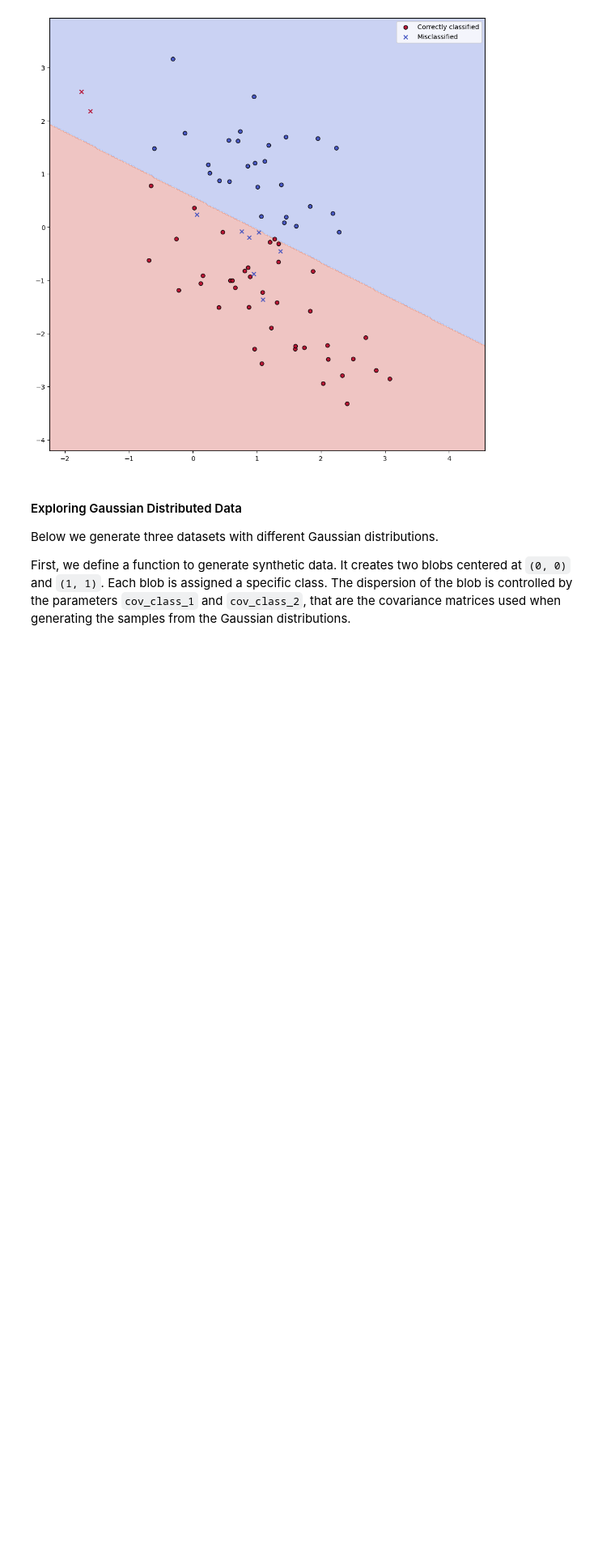
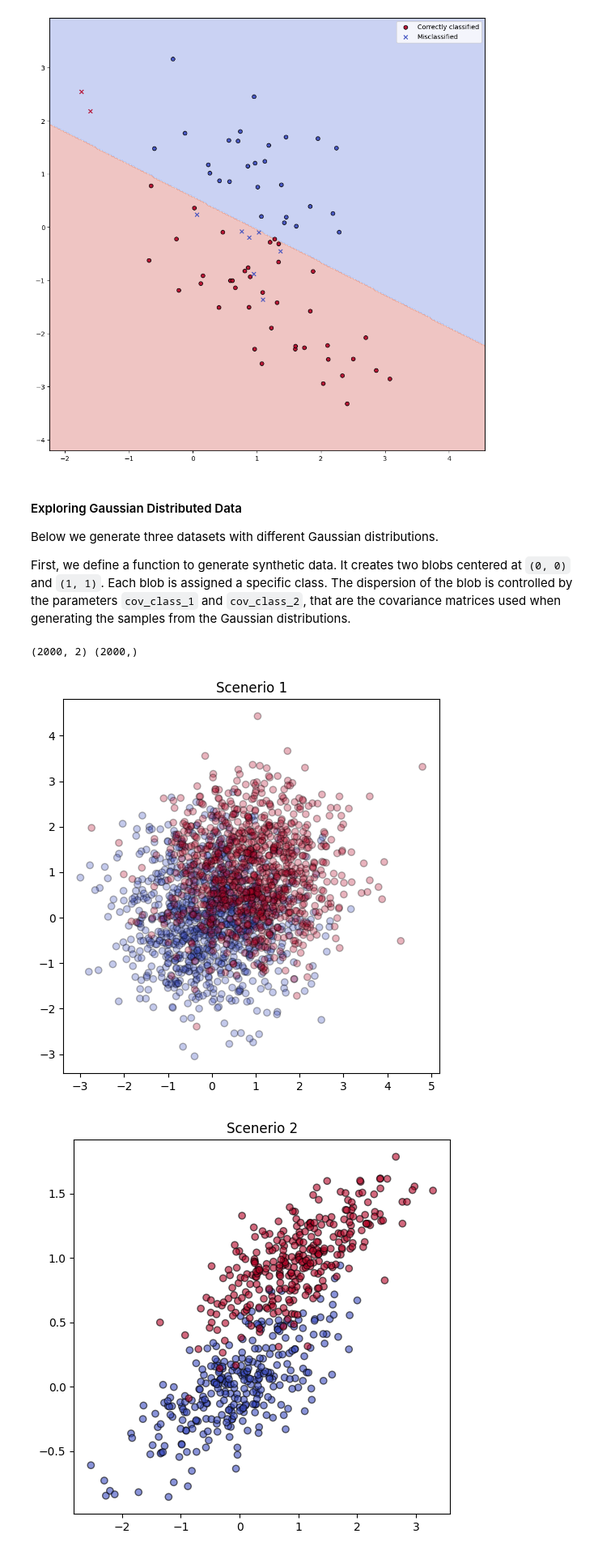
Before and after one commit to Raminyazdani/notebook-problem-solution-visualization, a Jupyter notebook: classification_visualization.ipynb, the cells around one changed output. Shown at 81% size. Cells and saved outputs as stored; diff of their text form; code cells hidden in the pictures; blank space fills up the shorter version.

```diff
--- a/classification_visualization.ipynb
+++ b/classification_visualization.ipynb
@@ -258,3 +258,63 @@ First, we define a function to generate synthetic data. It creates two blobs cen
 at `(0, 0)` and `(1, 1)`. Each blob is assigned a specific class. The dispersion of
 the blob is controlled by the parameters `cov_class_1` and `cov_class_2`, that are the
 covariance matrices used when generating the samples from the Gaussian distributions.
+# %%
+def make_data(n_samples, n_features, cov_class_1, cov_class_2, seed=0):
+    rng = np.random.RandomState(seed)
+    X = np.concatenate(
+        [
+            rng.randn(n_samples, n_features) @ cov_class_1,
+            rng.randn(n_samples, n_features) @ cov_class_2 + np.array([1, 1]),
+        ]
+    )
+    y = np.concatenate([np.zeros(n_samples), np.ones(n_samples)])
+    return X, y
+
+
+covariance = np.array([[1, 0], [0, 1]])
+X_1, y_1 = make_data(
+    n_samples=1_000,
+    n_features=2,
+    cov_class_1=covariance,
+    cov_class_2=covariance,
+    seed=0,
+)
+covariance = np.array([[0.0, -0.23], [0.83, 0.23]])
+X_2, y_2 = make_data(
+    n_samples=300,
+    n_features=2,
+    cov_class_1=covariance,
+    cov_class_2=covariance,
+    seed=0,
+)
+cov_class_1 = np.array([[0.0, -1.0], [2.5, 0.7]]) * 2.0
+cov_class_2 = cov_class_1.T
+X_3, y_3 = make_data(
+    n_samples=300,
+    n_features=2,
+    cov_class_1=cov_class_1,
+    cov_class_2=cov_class_2,
+    seed=0,
+)
+
+#PLOT DATASETS
+plt.figure(figsize=(6, 6))
+print(X_1.shape, y_1.shape)
+import matplotlib.pyplot as plt
+plt.scatter(X_1[:, 0], X_1[:, 1], c=y_1, cmap='coolwarm', edgecolors='k', alpha=0.3)
+plt.title('Scenerio 1')#('Scenerio Covariance')
+plt.show()
+
+plt.figure(figsize=(6, 6))
+plt.scatter(X_2[:, 0], X_2[:, 1], c=y_2, cmap='coolwarm', edgecolors='k', alpha=0.6)
+plt.title('Scenerio 2')#('Shared Covariance')
+plt.show()
+
+plt.figure(figsize=(6, 6))
+plt.scatter(X_3[:, 0], X_3[:, 1], c=y_3, cmap='coolwarm', edgecolors='k',alpha=0.6)
+plt.title('Scenerio 3')#('Different Covariance')
+plt.show()
+# %% [output]
+(2000, 2) (2000,)
+[figure, added]
+[figure, added]
```
Also changed, not shown: parts of 1 cell of this notebook, 1 other file.
